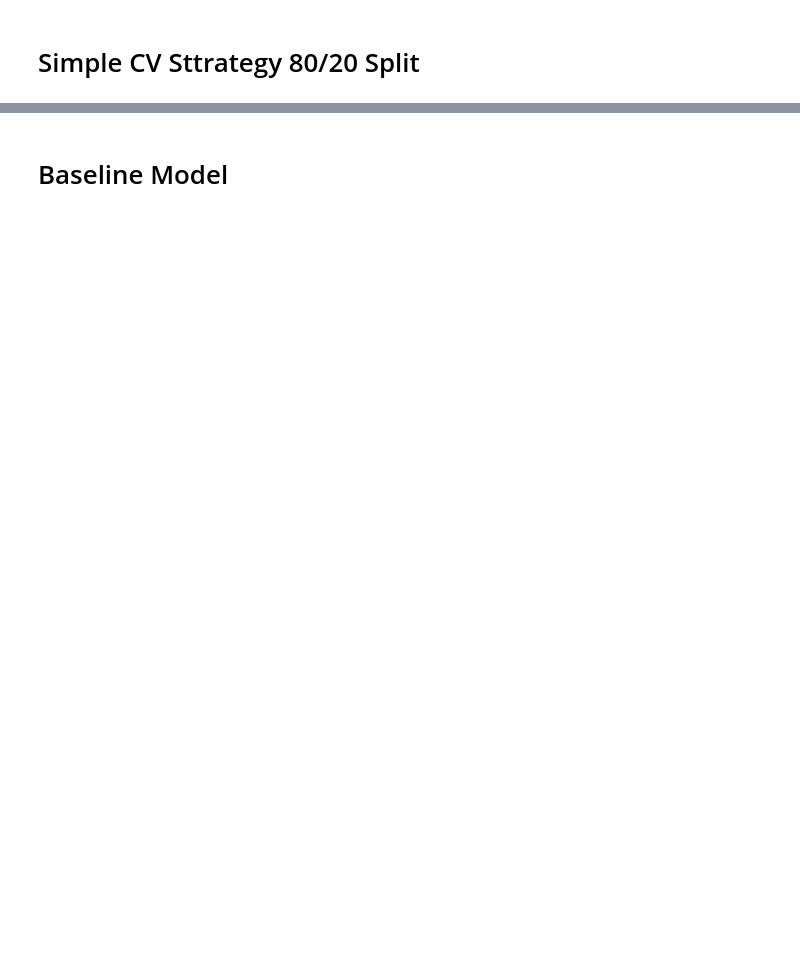
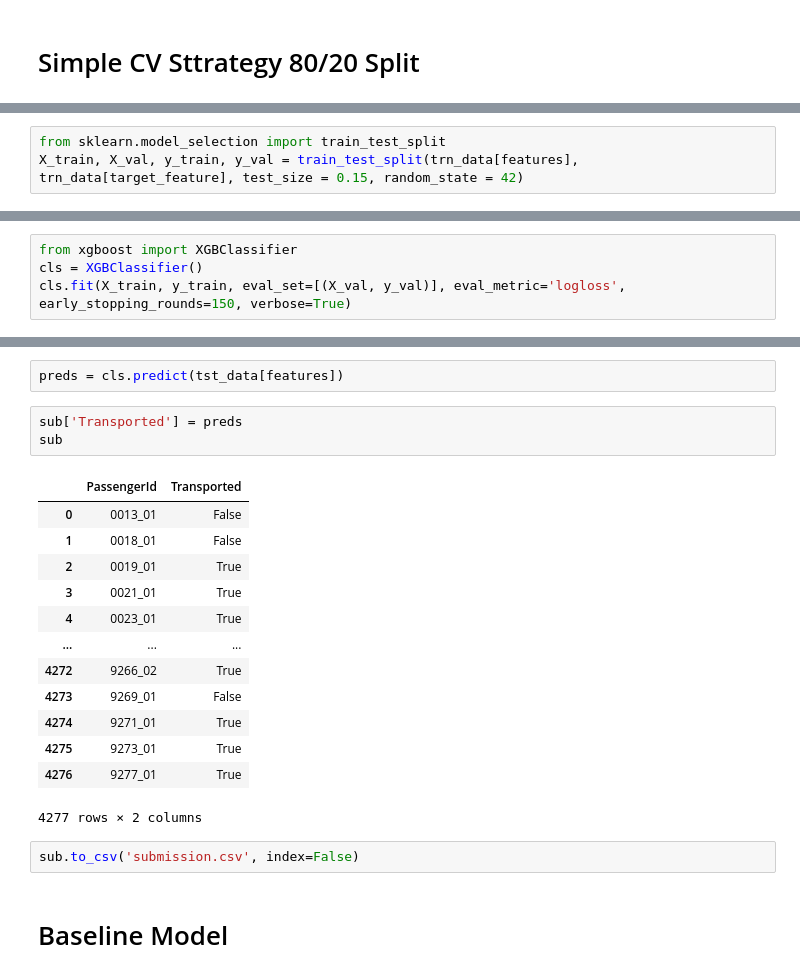
Before and after one commit to cviejom/Spaceship-Titanic, a Jupyter notebook: spaceship-my-starter-model.ipynb, the cells around one changed output, grey strips where cells are left out. Cells and saved outputs as stored; diff of their text form; blank space fills up the shorter version.

Commit message:
Kaggle Notebook | Spaceship My Starter Model | Version 9

```diff
--- a/spaceship-my-starter-model.ipynb
+++ b/spaceship-my-starter-model.ipynb
@@ -273,0 +464,3 @@ Overlapped Passengers: 0
+# %%
+from sklearn.model_selection import train_test_split
+X_train, X_val, y_train, y_val = train_test_split(trn_data[features], trn_data[target_feature], test_size = 0.15, random_state = 42)
@@ -273,0 +469,4 @@ Overlapped Passengers: 0
+# %%
+from xgboost import XGBClassifier
+cls = XGBClassifier()
+cls.fit(X_train, y_train, eval_set=[(X_val, y_val)], eval_metric='logloss', early_stopping_rounds=150, verbose=True)
@@ -274,2 +525,23 @@ Overlapped Passengers: 0
+# %%
+preds = cls.predict(tst_data[features])
+# %%
+sub['Transported'] = preds
+sub
+# %% [output]
+|  | PassengerId | Transported |
+| 0 | 0013_01 | False |
+| 1 | 0018_01 | False |
+| 2 | 0019_01 | True |
+| 3 | 0021_01 | True |
+| 4 | 0023_01 | True |
+| ... | ... | ... |
+| 4272 | 9266_02 | True |
+| 4273 | 9269_01 | False |
+| 4274 | 9271_01 | True |
+| 4275 | 9273_01 | True |
+| 4276 | 9277_01 | True |
+4277 rows × 2 columns
+# %%
+sub.to_csv('submission.csv', index=False)
 # %% [markdown]
 # Baseline Model
```
Also changed, not shown: parts of 32 cells of this notebook.
